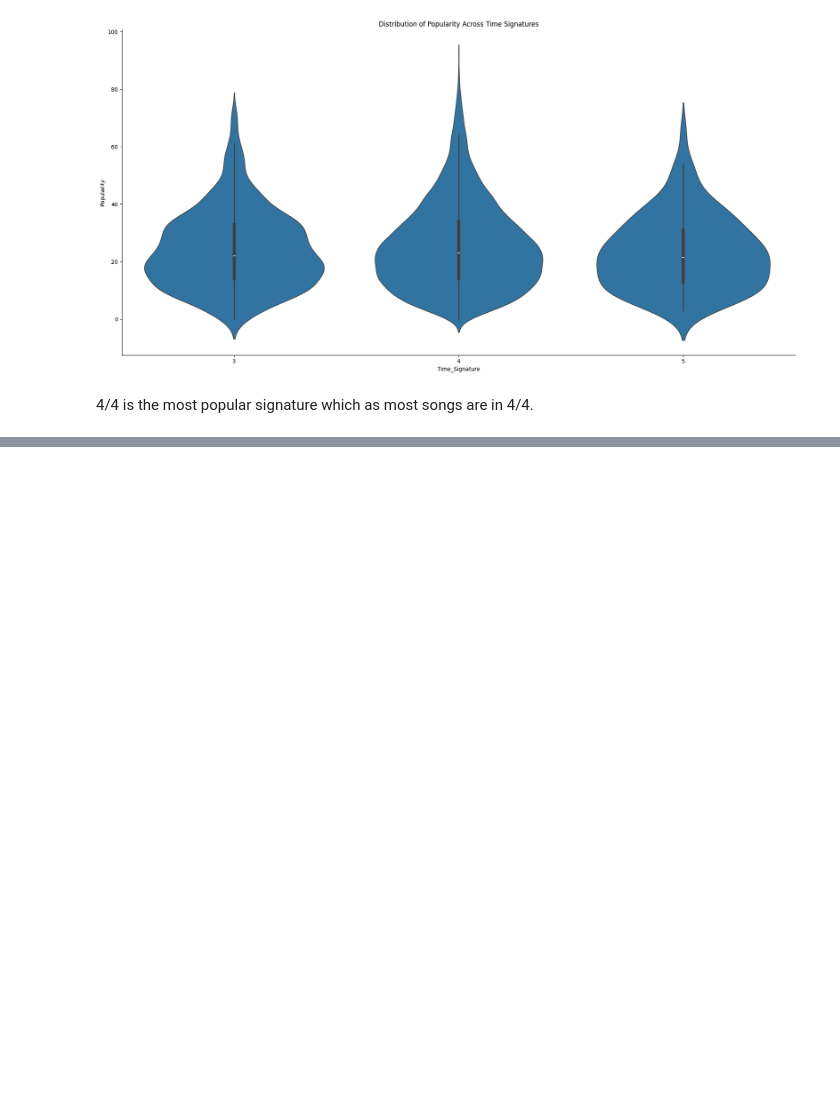
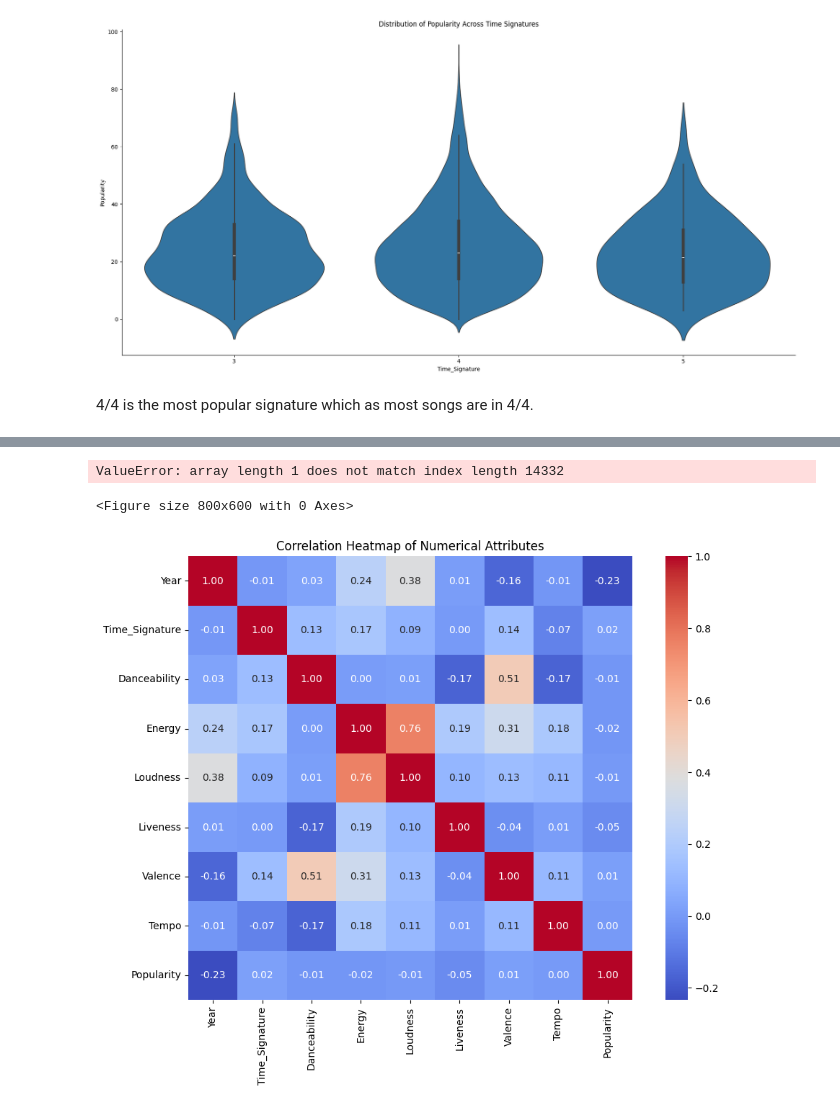
Before and after one commit to Kyloof/MSID_lab_1, a Jupyter notebook: Raport.ipynb, the cells around one changed output, grey strips where cells are left out. Saved outputs shown, nothing was run; the diff lists cells and outputs as text; code cells hidden in the pictures; blank space fills up the shorter version.

```diff
--- a/Raport.ipynb
+++ b/Raport.ipynb
@@ -118,0 +131,32 @@ plt.show()
+# %%
+
+
+def plot_tempo_errorbars(error_type='sd', **kws):
+    tempo = df['Tempo']
+    plt.figure(figsize=(8, 6))
+    sns.pointplot(x=[0], y=tempo, errorbar=error_type, **kws, capsize=0.2)
+
+    plt.title(f'Tempo: Error Bars ({error_type})')
+    plt.ylabel('Tempo')
+    plt.xlabel('Tempo (Index)')
+
+    # Display the plot
+    plt.show()
+
+# Example usage: plot Tempo with standard deviation (SD) error bars
+plot_tempo_errorbars(error_type='sd')
+# %% [output]
+ValueError: array length 1 does not match index length 14332
+<Figure size 800x600 with 0 Axes>
+# %%
+
+numeric_columns = ['Year', 'Time_Signature', 'Danceability', 'Energy', 'Loudness', 'Liveness', 'Valence', 'Tempo', 'Popularity']
+
+correlation_matrix = df[numeric_columns].corr()
+plt.figure(figsize=(12, 8))
+sns.heatmap(correlation_matrix, annot=True, cmap='coolwarm', fmt='.2f', cbar=True, square=True)
+
+plt.title('Correlation Heatmap of Numerical Attributes')
+plt.show()
+# %% [output]
+[figure, added]
```
Also changed, not shown: parts of 5 cells of this notebook, 2 other files.
